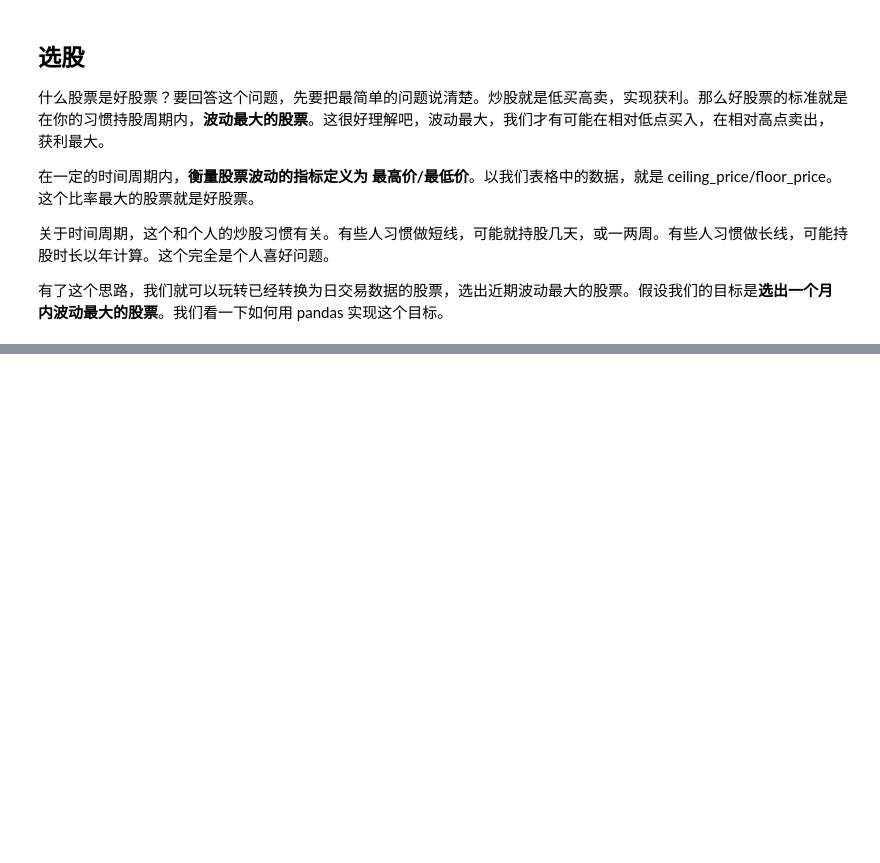
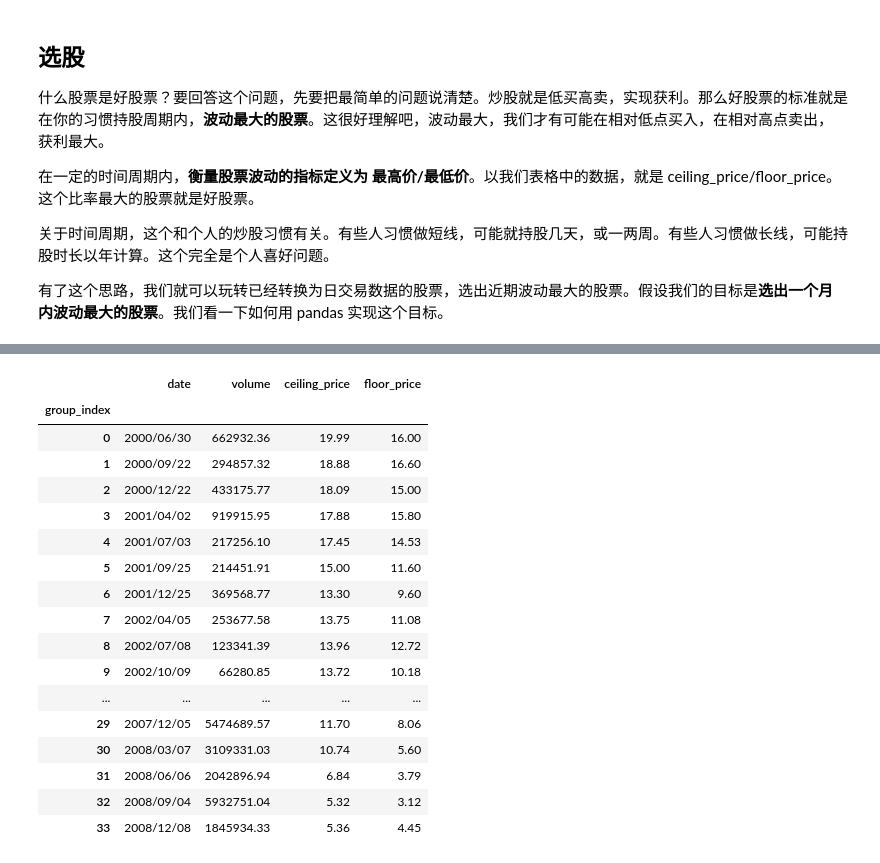
Before and after one commit to kamidox/stock-data, a Jupyter notebook: stock.ipynb, the cells around one changed output, grey strips where cells are left out. Drawn from its saved outputs; the diff is of its cells as text; code cells hidden in the pictures; blank space fills up the shorter version.

```diff
--- a/stock.ipynb
+++ b/stock.ipynb
@@ -62,0 +121,23 @@ len(day)
+# %%
+# 根据索引分组计算
+qdhr_group = qdhr.groupby('group_index').agg({'date': 'first', 'volume': 'sum', 'floor_price': 'min', 'ceiling_price': 'max'})
+qdhr_group
+# %% [output]
+|  | date | volume | ceiling_price | floor_price |
+| group_index |  |  |  |  |
+| 0 | 2000/06/30 | 662932.36 | 19.99 | 16.00 |
+| 1 | 2000/09/22 | 294857.32 | 18.88 | 16.60 |
+| 2 | 2000/12/22 | 433175.77 | 18.09 | 15.00 |
+| 3 | 2001/04/02 | 919915.95 | 17.88 | 15.80 |
+| 4 | 2001/07/03 | 217256.10 | 17.45 | 14.53 |
+| 5 | 2001/09/25 | 214451.91 | 15.00 | 11.60 |
+| 6 | 2001/12/25 | 369568.77 | 13.30 | 9.60 |
+| 7 | 2002/04/05 | 253677.58 | 13.75 | 11.08 |
+| 8 | 2002/07/08 | 123341.39 | 13.96 | 12.72 |
+| 9 | 2002/10/09 | 66280.85 | 13.72 | 10.18 |
+| ... | ... | ... | ... | ... |
+| 29 | 2007/12/05 | 5474689.57 | 11.70 | 8.06 |
+| 30 | 2008/03/07 | 3109331.03 | 10.74 | 5.60 |
+| 31 | 2008/06/06 | 2042896.94 | 6.84 | 3.79 |
+| 32 | 2008/09/04 | 5932751.04 | 5.32 | 3.12 |
+| 33 | 2008/12/08 | 1845934.33 | 5.36 | 4.45 |
```
Also changed, not shown: parts of 7 cells of this notebook.
